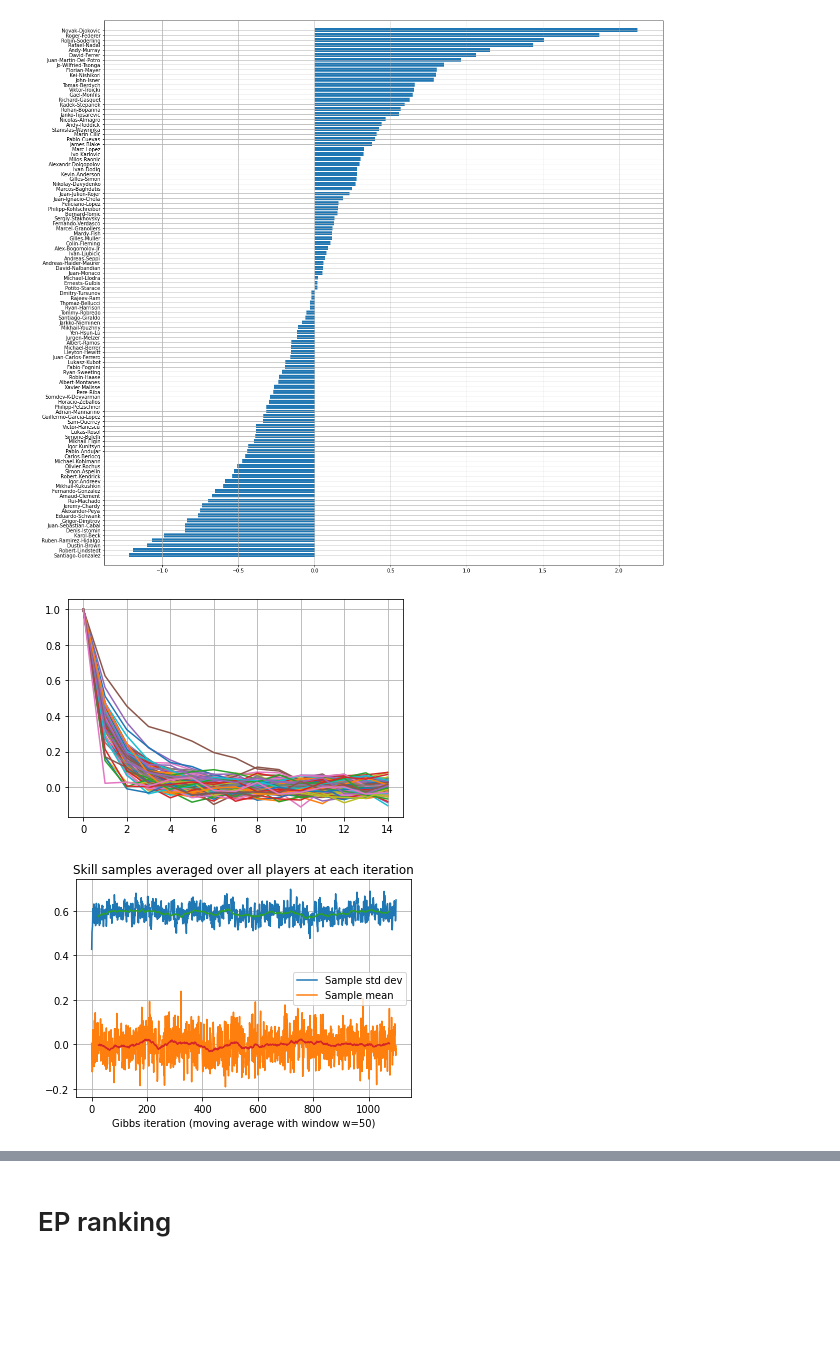
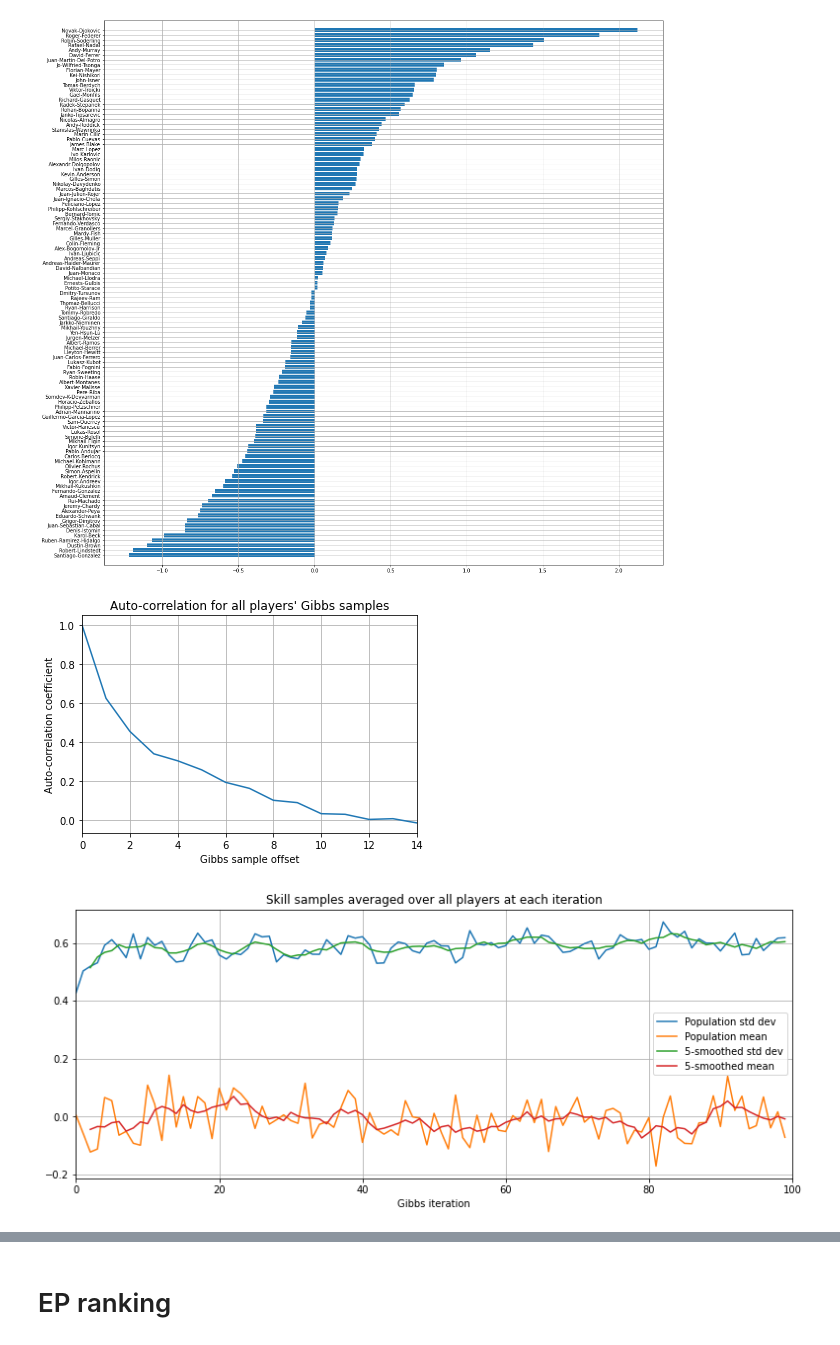
Before and after one commit to LozzaTray/4F10, a Jupyter notebook: C2/code/coursework2.ipynb, the cells around one changed output, grey strips where cells are left out. Drawn from its saved outputs; the diff is of its cells as text; code cells hidden in the pictures; blank space fills up the shorter version.

```diff
--- a/C2/code/coursework2.ipynb
+++ b/C2/code/coursework2.ipynb
@@ -49,37 +49,44 @@ sorted_barplot(skill_samples[:,200], W)
 # %%
 # Code for plotting the autocorrelation function for player p
 n=15
 p_arr = np.array(range(0, M))
+p_arr = [15]
 
 for p in p_arr:
     autocor = np.zeros(n)
     for i in range(n):
         autocor[i]=pandas.Series.autocorr(pandas.Series(skill_samples[p,:]),lag=i)
     plt.plot(autocor)
 #plt.legend(W[p_arr][:,0])
+plt.title("Auto-correlation for all players' Gibbs samples")
+plt.ylabel("Auto-correlation coefficient")
+plt.xlabel("Gibbs sample offset")
+plt.xlim(0,14)
 plt.grid()
 # %% [output]
-[figure, old version]
+[figure, new version]
 # %%
-window = 50
-num_points = 1200
+window = 5
+num_points = 100
 iteration_mean = np.mean(skill_samples, axis=0)
 iteration_std = np.std(skill_samples, axis=0)
 
 rolling_mean=pandas.DataFrame(iteration_mean).rolling(window=window, center=True)
 rolling_std=pandas.DataFrame(iteration_std).rolling(window=window, center=True)
 
+plt.figure(figsize=(13,5))
 plt.title("Skill samples averaged over all players at each iteration")
 plt.plot(iteration_std[0 : num_points])
 plt.plot(iteration_mean[0: num_points])
 
 plt.plot(rolling_std.mean()[0 : num_points])
 plt.plot(rolling_mean.mean()[0 : num_points])
-plt.xlabel("Gibbs iteration (moving average with window w={})".format(window))
-plt.legend(["Sample std dev", "Sample mean"])
+plt.xlabel("Gibbs iteration")
+plt.legend(["Population std dev", "Population mean", "{}-smoothed std dev".format(window), "{}-smoothed mean".format(window)])
+plt.xlim(0, num_points)
 plt.grid()
 # %% [output]
-[figure, old version]
+[figure, new version]
 # %%
 top_four = [15, 0, 10, 4]
 p_arr = [15, 10, 20, 45, 74]
```
Also changed, not shown: parts of 6 cells of this notebook, 12 other files.
